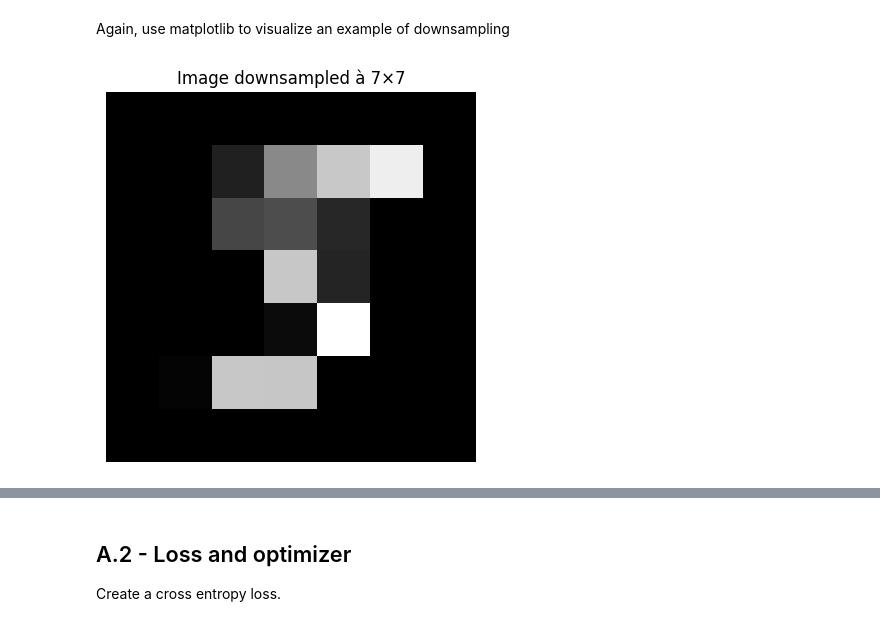
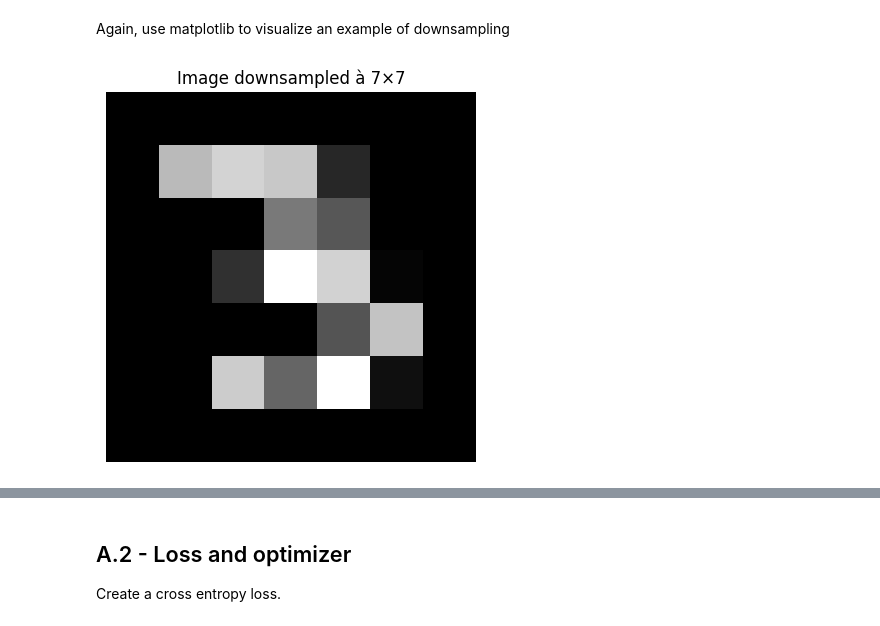
Before and after one commit to the-demby/ensae_dl_pw1, a Jupyter notebook: notebook.ipynb, the cells around one changed output, grey strips where cells are left out. Cells and saved outputs as stored; diff of their text form; code cells hidden in the pictures.

```diff
--- a/notebook.ipynb
+++ b/notebook.ipynb
@@ -50,12 +38,14 @@ Load the dataset (train and test splits) using `torchvision`
 # %%
 root_dir = './data/MNIST/'
 
-from torchvision import datasets, transforms
-
 transform = transforms.Compose([
     transforms.ToTensor(),
-    transforms.Normalize((0.1307,), (0.3081,))
+    transforms.Normalize((0.1307,), (0.3081,))  # μ, σ standard pour MNIST
 ])
 
-train_dataset = datasets.MNIST(root=root_dir, train=True, download=True, transform=transform)
-test_dataset = datasets.MNIST(root=root_dir, train=False, download=True, transform=transform)
+train_data = datasets.MNIST(root=root_dir, train=True, download=True, transform=transform)
+test_data   = datasets.MNIST(root=root_dir, train=False, download=True, transform=transform)
+
+BATCH_SIZE=64
+train_loader = DataLoader(train_data, batch_size=BATCH_SIZE, shuffle=True)
+test_loader  = DataLoader(test_data, batch_size=BATCH_SIZE)
@@ -103,18 +86,16 @@ If the training takes too long, go back to the first section and lower the `NUM_
 # %% [markdown]
 Again, use matplotlib to visualize an example of downsampling
 # %%
-import torch.nn.functional as F
-
 # Récupère une image
-image, label = train_dataset[0]  # image: [1, 28, 28]
+image, label = train_data[12]  # image: [1, 28, 28]
 
 # Downsampling à 7x7
 downsampled = F.interpolate(image.unsqueeze(0), size=(7, 7), mode='bilinear', align_corners=False)
 
 # Affichage
 plt.imshow(downsampled.squeeze(), cmap='gray')
 plt.title("Image downsampled à 7×7")
 plt.axis('off')
 plt.show()
 # %% [output]
-[figure, old version]
+[figure, new version]
```
Also changed, not shown: parts of 65 cells of this notebook.
